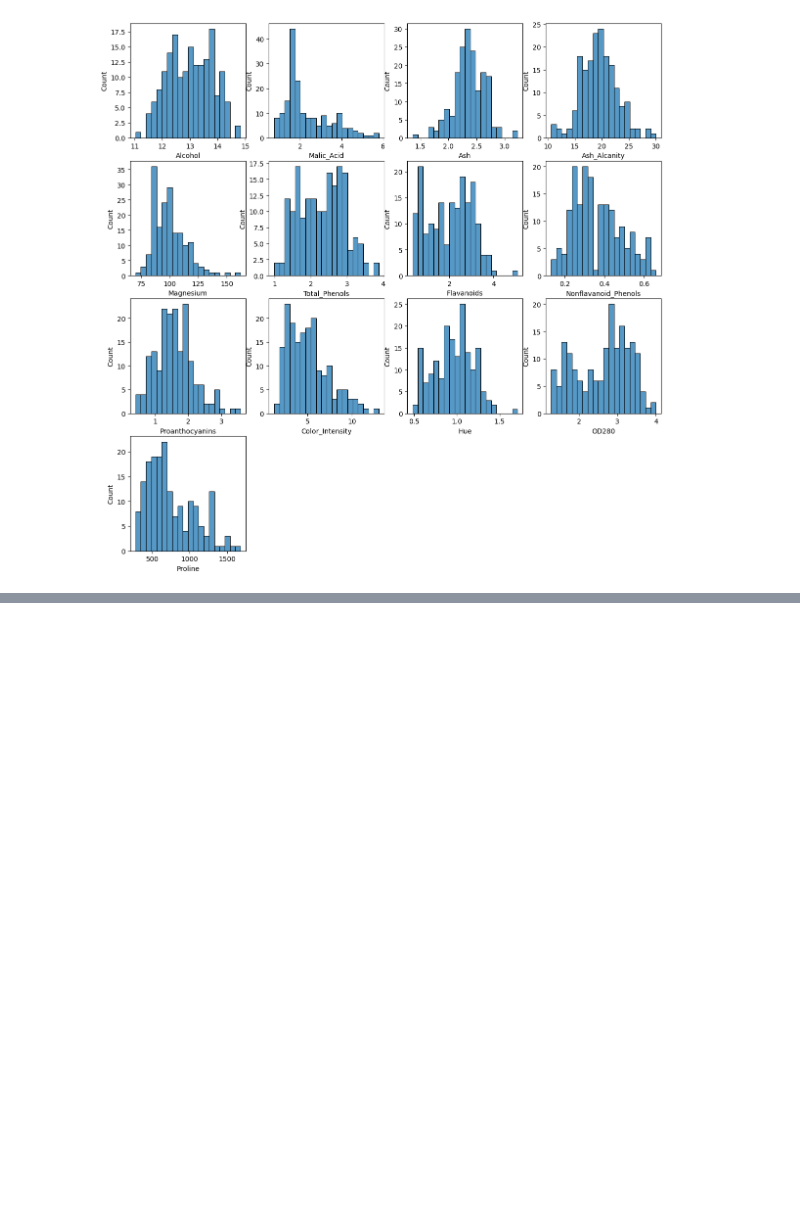
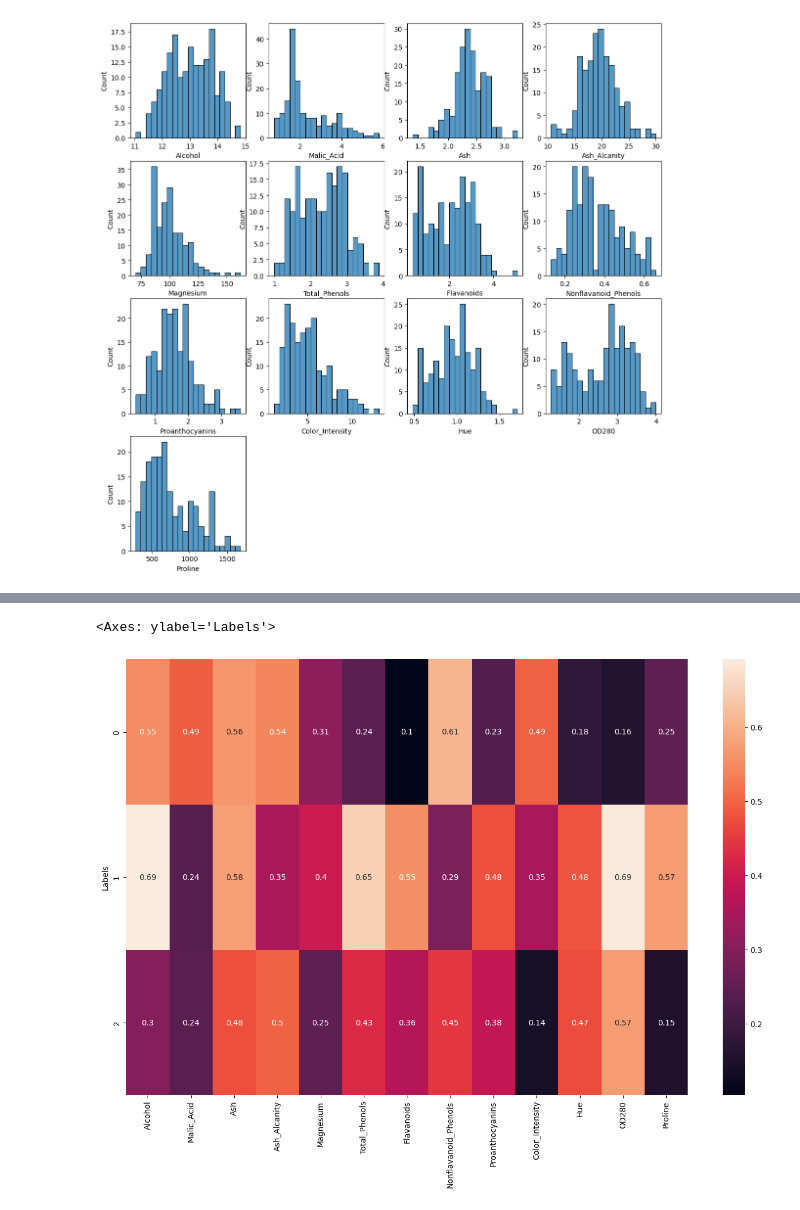
Before and after one commit to elsnoxx/VSB, a Jupyter notebook: 5_semestr/ZSU/projekt1/app.ipynb, the cells around one changed output, grey strips where cells are left out. Saved outputs shown, nothing was run; the diff lists cells and outputs as text; code cells hidden in the pictures; blank space fills up the shorter version.

```diff
--- a/5_semestr/ZSU/projekt1/app.ipynb
+++ b/5_semestr/ZSU/projekt1/app.ipynb
@@ -267,0 +304,6 @@ ValueError: numpy.dtype size changed, may indicate binary incompatibility. Expec
+# %%
+plt.figure(figsize=(16,10))
+sns.heatmap(kmeansEncoded.groupby("Labels").mean(), annot=True)
+# %% [output]
+<Axes: ylabel='Labels'>
+[figure, added]
```
Also changed, not shown: parts of 6 cells of this notebook, 1 other file.
